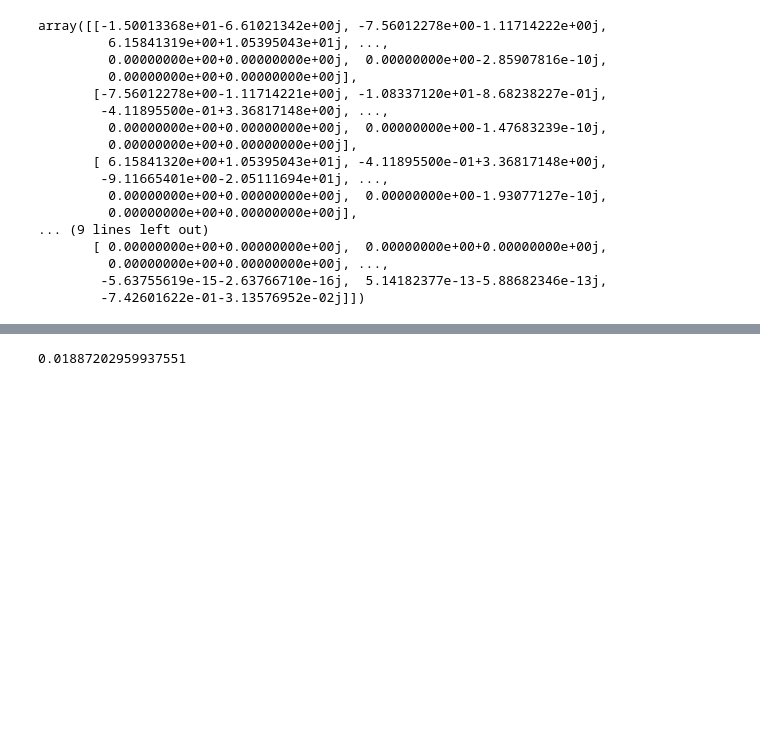
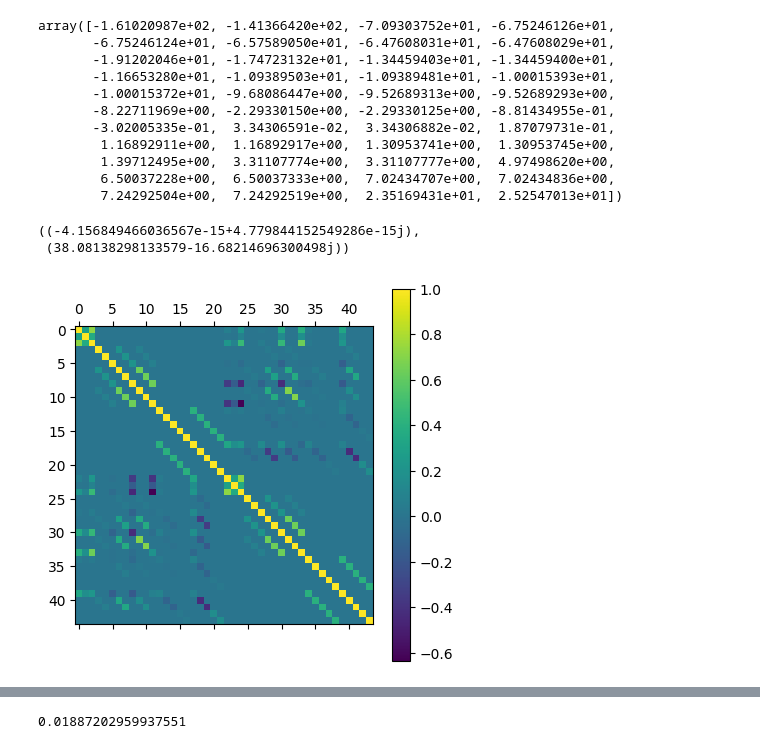
Before and after one commit to wliverno/GauNEGF, a Jupyter notebook: NEGF Tester.ipynb, the cells around one changed output, grey strips where cells are left out. Drawn from its saved outputs; the diff is of its cells as text; code cells hidden in the pictures; blank space fills up the shorter version.

```diff
--- a/NEGF Tester.ipynb
+++ b/NEGF Tester.ipynb
@@ -26,27 +34,41 @@ HdictE2 = io.loadmat('AuNanowirePeriodic_ESCF_half.mat')
 # %%
+F = F0[44:88, 44:88]
+S = S0[44:88, 44:88]
+H = H0[44:88, 44:88]
+
 from surfGreen import surfG
 contactInds = np.arange(0, 22)
 onsiteInds = np.arange(22, 44)
-alpha = H[np.ix_(contactInds, contactInds)]
-beta = H[np.ix_(contactInds, onsiteInds)]
-stau = S[np.ix_(contactInds, onsiteInds)]
-g = surfG(F, S, [contactInds, onsiteInds], [beta, beta.conj().T], [stau, stau.conj().T])
-g.sigmaTot(-5.1, )
+alpha = F[np.ix_(contactInds, contactInds)]
+beta = F[np.ix_(contactInds, onsiteInds)]
+salpha = S[np.ix_(contactInds, contactInds)]
+sbeta = S[np.ix_(contactInds, onsiteInds)]
+#beta = np.eye(22)
+#beta[0,14] = 5
+#F = np.block([[alpha, beta], [beta.conj().T, alpha]]);
+#S = np.block([[salpha, sbeta.T], [sbeta, salpha]])
+#S = np.eye(44)
+stau = sbeta
+#stau = np.zeros((22,22))
+g = surfG(F, S, [contactInds, onsiteInds], [beta.conj().T, beta], [stau.T, stau], eps=1e-4)
+np.sort(np.linalg.eig(F)[0])
 # %% [output]
-array([[-1.50013368e+01-6.61021342e+00j, -7.56012278e+00-1.11714222e+00j,
-         6.15841319e+00+1.05395043e+01j, ...,
-         0.00000000e+00+0.00000000e+00j,  0.00000000e+00-2.85907816e-10j,
-         0.00000000e+00+0.00000000e+00j],
-       [-7.56012278e+00-1.11714221e+00j, -1.08337120e+01-8.68238227e-01j,
-        -4.11895500e-01+3.36817148e+00j, ...,
-         0.00000000e+00+0.00000000e+00j,  0.00000000e+00-1.47683239e-10j,
-         0.00000000e+00+0.00000000e+00j],
-       [ 6.15841320e+00+1.05395043e+01j, -4.11895500e-01+3.36817148e+00j,
-        -9.11665401e+00-2.05111694e+01j, ...,
-         0.00000000e+00+0.00000000e+00j,  0.00000000e+00-1.93077127e-10j,
-         0.00000000e+00+0.00000000e+00j],
-... (9 lines left out)
-       [ 0.00000000e+00+0.00000000e+00j,  0.00000000e+00+0.00000000e+00j,
-         0.00000000e+00+0.00000000e+00j, ...,
-        -5.63755619e-15-2.63766710e-16j,  5.14182377e-13-5.88682346e-13j,
-        -7.42601622e-01-3.13576952e-02j]])
+array([-1.61020987e+02, -1.41366420e+02, -7.09303752e+01, -6.75246126e+01,
+       -6.75246124e+01, -6.57589050e+01, -6.47608031e+01, -6.47608029e+01,
+       -1.91202046e+01, -1.74723132e+01, -1.34459403e+01, -1.34459400e+01,
+       -1.16653280e+01, -1.09389503e+01, -1.09389481e+01, -1.00015393e+01,
+       -1.00015372e+01, -9.68086447e+00, -9.52689313e+00, -9.52689293e+00,
+       -8.22711969e+00, -2.29330150e+00, -2.29330125e+00, -8.81434955e-01,
+       -3.02005335e-01,  3.34306591e-02,  3.34306882e-02,  1.87079731e-01,
+        1.16892911e+00,  1.16892917e+00,  1.30953741e+00,  1.30953745e+00,
+        1.39712495e+00,  3.31107774e+00,  3.31107777e+00,  4.97498620e+00,
+        6.50037228e+00,  6.50037333e+00,  7.02434707e+00,  7.02434836e+00,
+        7.24292504e+00,  7.24292519e+00,  2.35169431e+01,  2.52547013e+01])
+# %%
+plt.matshow(S)
+plt.colorbar()
+(g.sigma(-5,0)[0,14],g.sigma(-5,1)[22,22])
+# %% [output]
+((-4.156849466036567e-15+4.779844152549286e-15j),
+ (38.08138298133579-16.68214696300498j))
+[figure, added]
```
Also changed, not shown: parts of 16 cells of this notebook, 3 other files.
